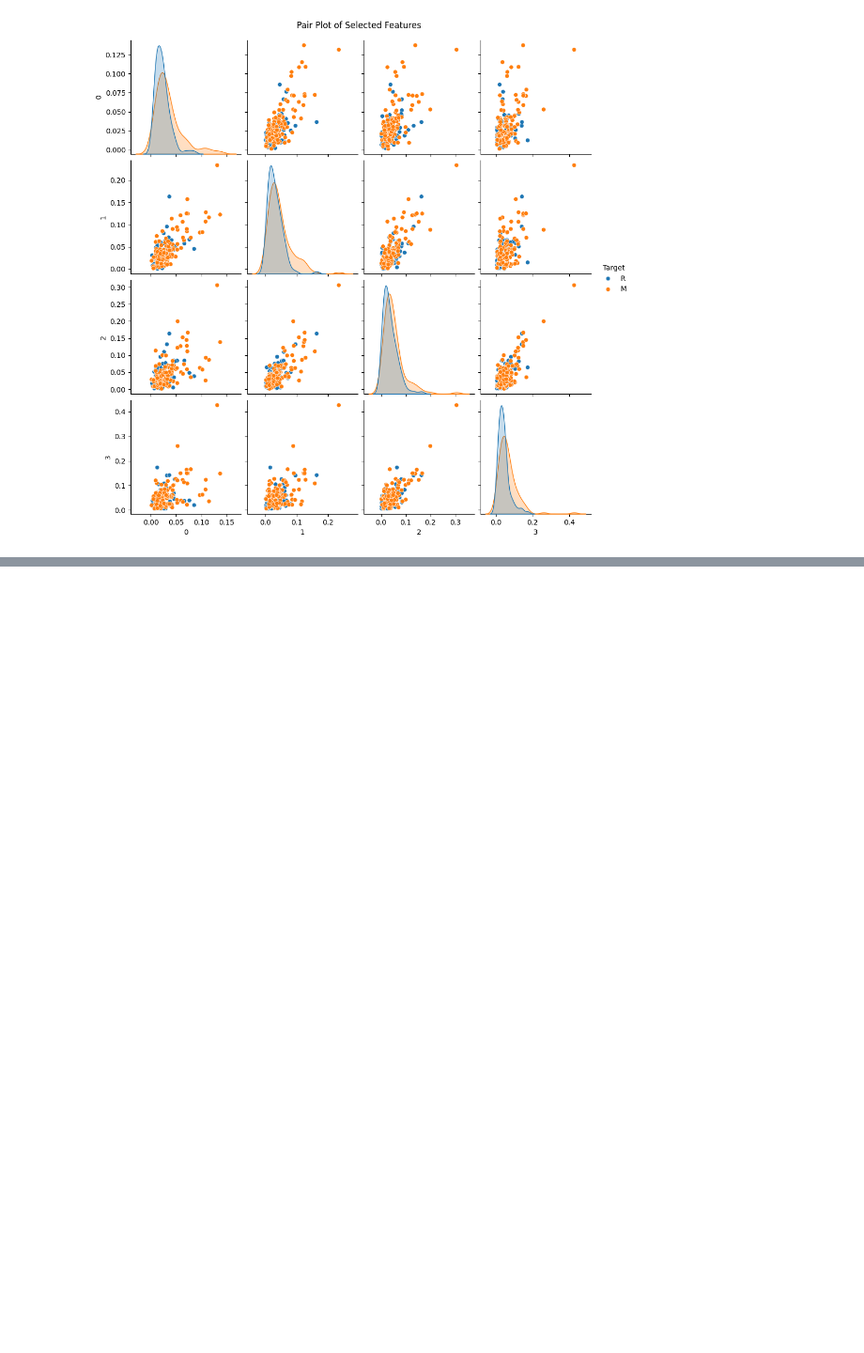
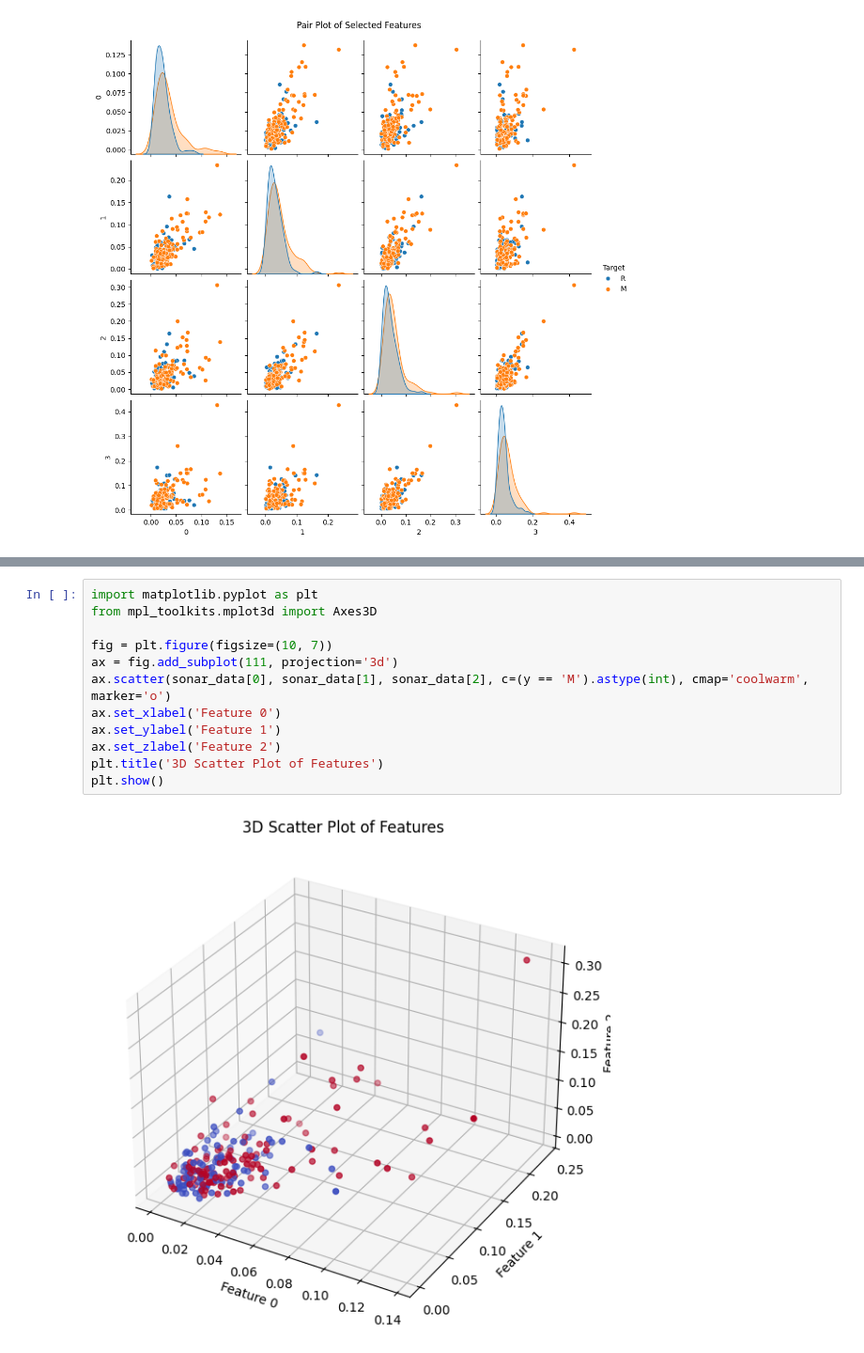
Before and after one commit to soroush62/Predicting-submarine-Sonar-object-recognition-in-Python, a Jupyter notebook: Python Files/test.ipynb, the cells around one changed output, grey strips where cells are left out. Shown at 94% size. Drawn from its saved outputs; the diff is of its cells as text; blank space fills up the shorter version.

```diff
--- a/Python Files/test.ipynb
+++ b/Python Files/test.ipynb
@@ -319,0 +230,14 @@ dashboard.open()
+# %%
+import matplotlib.pyplot as plt
+from mpl_toolkits.mplot3d import Axes3D
+
+fig = plt.figure(figsize=(10, 7))
+ax = fig.add_subplot(111, projection='3d')
+ax.scatter(sonar_data[0], sonar_data[1], sonar_data[2], c=(y == 'M').astype(int), cmap='coolwarm', marker='o')
+ax.set_xlabel('Feature 0')
+ax.set_ylabel('Feature 1')
+ax.set_zlabel('Feature 2')
+plt.title('3D Scatter Plot of Features')
+plt.show()
+# %% [output]
+[figure, added]
```
Also changed, not shown: parts of 3 cells of this notebook, 1 other file.
